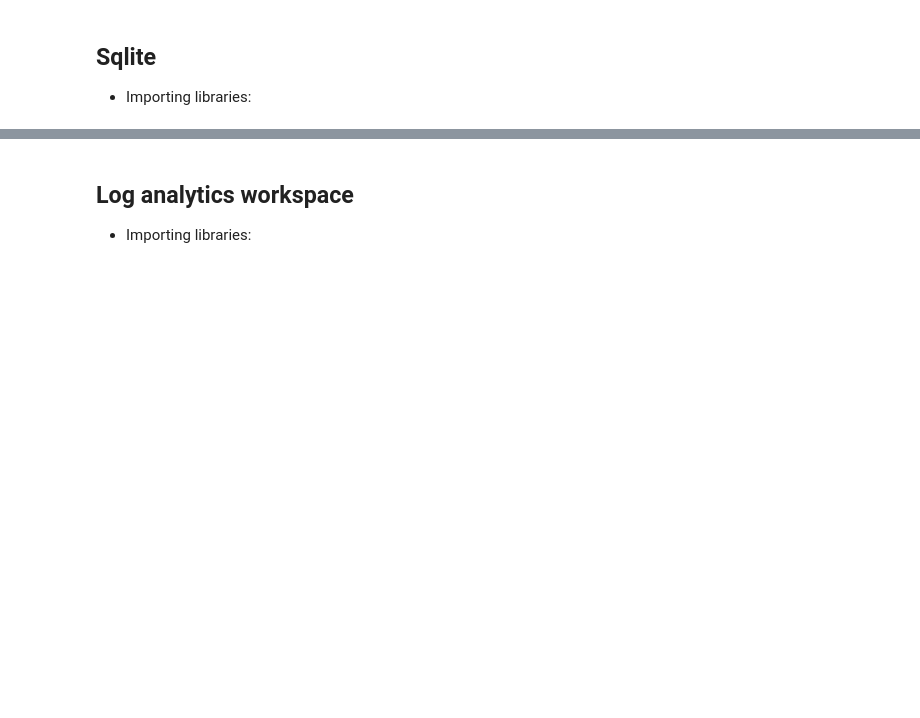
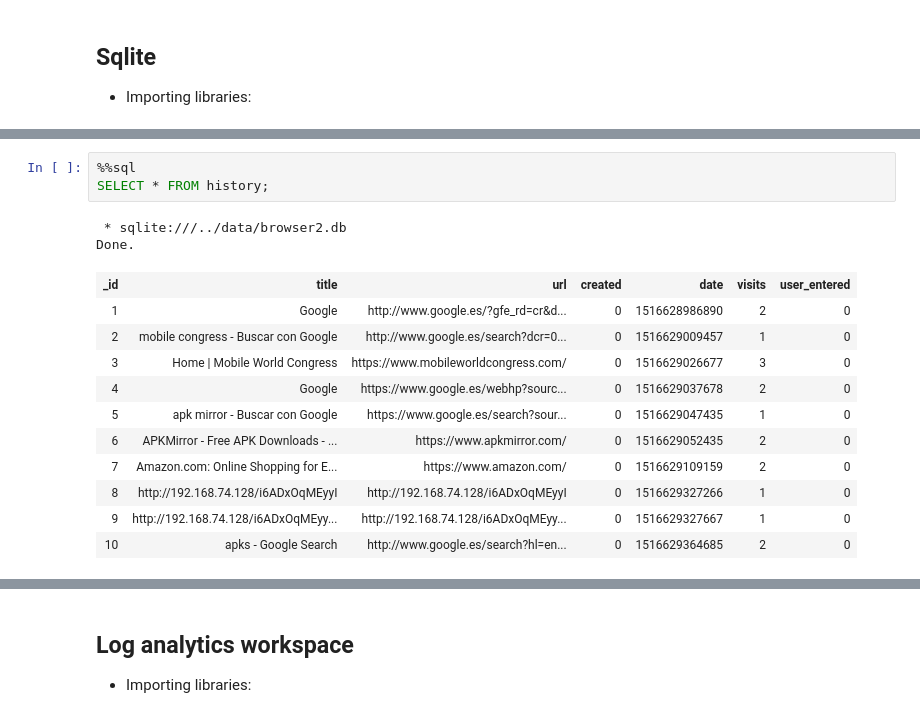
Before and after one commit to OTRF/infosec-jupyterthon, a Jupyter notebook: workshops/2021/day1/day1-2-Acquiring-data.ipynb, the cells around one changed output, grey strips where cells are left out. Drawn from its saved outputs; the diff is of its cells as text; blank space fills up the shorter version.

Commit message:
Added Sqlite section
Added Sqlite section

```diff
--- a/workshops/2021/day1/day1-2-Acquiring-data.ipynb
+++ b/workshops/2021/day1/day1-2-Acquiring-data.ipynb
@@ -87,0 +123,17 @@ df = s.search_df(
+# %%
+%%sql
+SELECT * FROM history;
+# %% [output]
+ * sqlite:///../data/browser2.db
+Done.
+| _id | title | url | created | date | visits | user_entered |
+| 1 | Google | http://www.google.es/?gfe_rd=cr&d... | 0 | 1516628986890 | 2 | 0 |
+| 2 | mobile congress - Buscar con Google | http://www.google.es/search?dcr=0... | 0 | 1516629009457 | 1 | 0 |
+| 3 | Home | Mobile World Congress | https://www.mobileworldcongress.com/ | 0 | 1516629026677 | 3 | 0 |
+| 4 | Google | https://www.google.es/webhp?sourc... | 0 | 1516629037678 | 2 | 0 |
+| 5 | apk mirror - Buscar con Google | https://www.google.es/search?sour... | 0 | 1516629047435 | 1 | 0 |
+| 6 | APKMirror - Free APK Downloads - ... | https://www.apkmirror.com/ | 0 | 1516629052435 | 2 | 0 |
+| 7 | Amazon.com: Online Shopping for E... | https://www.amazon.com/ | 0 | 1516629109159 | 2 | 0 |
+| 8 | http://192.168.74.128/i6ADxOqMEyyI | http://192.168.74.128/i6ADxOqMEyyI | 0 | 1516629327266 | 1 | 0 |
+| 9 | http://192.168.74.128/i6ADxOqMEyy... | http://192.168.74.128/i6ADxOqMEyy... | 0 | 1516629327667 | 1 | 0 |
+| 10 | apks - Google Search | http://www.google.es/search?hl=en... | 0 | 1516629364685 | 2 | 0 |
```
Also changed, not shown: parts of 10 cells of this notebook.
